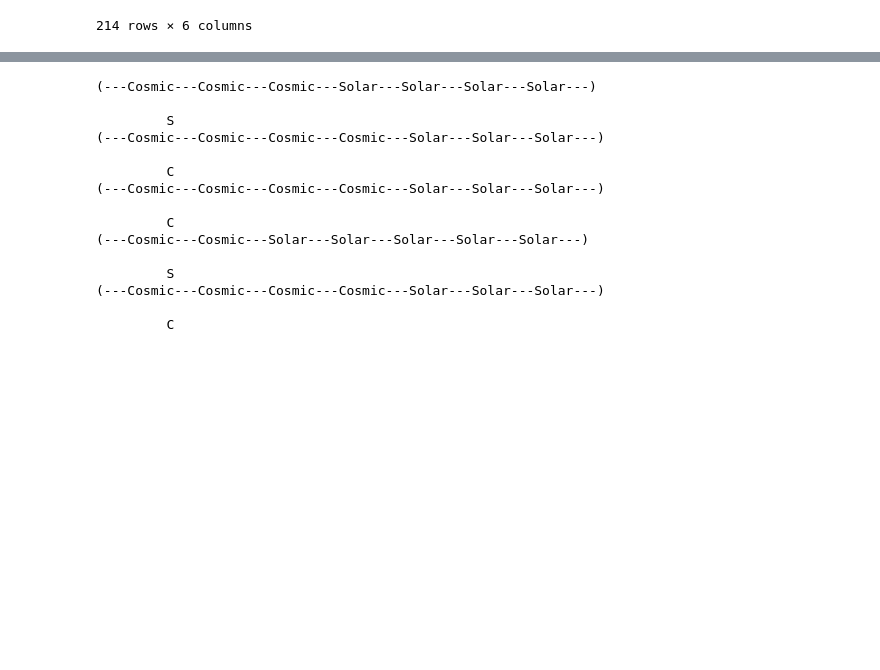
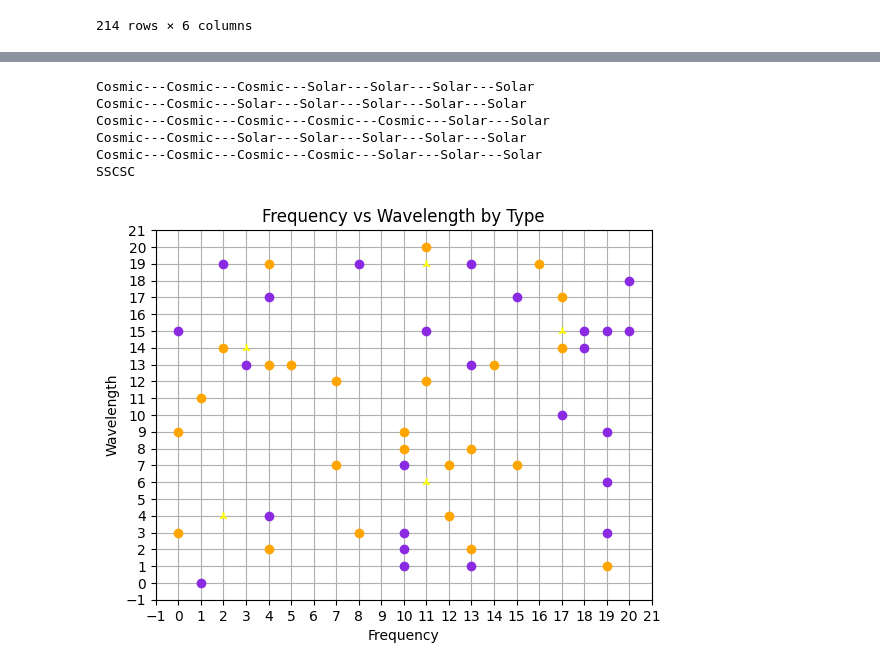
Before and after one commit to JefeThePug/Zorak-Coding-Challenges, a Jupyter notebook: building/06_Graph_Theory_KNN /KNN.ipynb, the cells around one changed output, grey strips where cells are left out. Saved outputs shown, nothing was run; the diff lists cells and outputs as text; code cells hidden in the pictures; blank space fills up the shorter version.

```diff
--- a/building/06_Graph_Theory_KNN /KNN.ipynb
+++ b/building/06_Graph_Theory_KNN /KNN.ipynb
@@ -234,0 +224,10 @@ rad.head()
+# %%
+import pandas as pd
+import matplotlib.pyplot as plt
+import matplotlib.ticker as ticker
+
+with open("data.txt") as f:
+    waves = [tuple(map(int, w.split(",")))for w in f.readline().strip().split()]
+    rad = pd.read_csv(f, names=['frequency', 'wavelength', 'type'])
+print(f"{waves=}")
+rad.head()
@@ -235,34 +242,45 @@ rad.head()
 # %%
-waves = ((1, 2), (5, 3), (3, 9), (6, 8), (6, 3))
-
-wavedata = rad.copy()
-wavedata.columns = [0, 1, "Type"]
-wavedata["Distance"] = float("inf")
+results = []
 
 for n, wave in enumerate(waves):
+    wavedata = rad.copy()
+    wavedata.columns = [0, 1, "Type"]
+    wavedata["Distance"] = float("inf")
+
     target = pd.Series(wave)
     wavedata['Distance'] = ((wavedata.loc[:,0]-target[0])**2 + (wavedata.loc[:,1]-target[1])**2) ** 0.5
 
     k = 7
     wavedata = wavedata.sort_values('Distance', ascending=True)
     knn = list(wavedata.head(k).Type)
-    print("(", *sorted(knn), ")", sep="---")
-    print("\n\t", mode(knn)[0])
+    res = max(knn, key=knn.count)
+    print("---".join(sorted(knn)))
+    results.append(res[0])
+print("".join(results))
 # %% [output]
-(---Cosmic---Cosmic---Cosmic---Solar---Solar---Solar---Solar---)
-
-         S
-(---Cosmic---Cosmic---Cosmic---Cosmic---Solar---Solar---Solar---)
-
-         C
-(---Cosmic---Cosmic---Cosmic---Cosmic---Solar---Solar---Solar---)
-
-         C
-(---Cosmic---Cosmic---Solar---Solar---Solar---Solar---Solar---)
-
-         S
-(---Cosmic---Cosmic---Cosmic---Cosmic---Solar---Solar---Solar---)
-
-         C
+Cosmic---Cosmic---Cosmic---Solar---Solar---Solar---Solar
+Cosmic---Cosmic---Solar---Solar---Solar---Solar---Solar
+Cosmic---Cosmic---Cosmic---Cosmic---Cosmic---Solar---Solar
+Cosmic---Cosmic---Solar---Solar---Solar---Solar---Solar
+Cosmic---Cosmic---Cosmic---Cosmic---Solar---Solar---Solar
+SSCSC
 # %%
-SCCSC
+data = pd.read_csv("radiation.csv")
+
+plt.scatter(data["Frequency"][data["Type"] == "Solar"], data["Wavelength"][data["Type"] == "Solar"], label="Solar", c="orange", zorder=10)
+plt.scatter(data["Frequency"][data["Type"] == "Cosmic"], data["Wavelength"][data["Type"] == "Cosmic"], label="Cosmic", c="blueviolet", zorder=10)
+
+for i, x, wave in zip(range(1,10), results, waves):
+    plt.scatter(wave[0], wave[1], label="Target", c="yellow", marker="2", zorder=10) #"red" if x=="S" else "green"
+    plt.xlabel("Frequency")
+    plt.ylabel("Wavelength")
+    plt.title("Frequency vs Wavelength by Type")
+
+    plt.gca().xaxis.set_major_locator(ticker.MultipleLocator(1))
+    plt.gca().yaxis.set_major_locator(ticker.MultipleLocator(1))
+
+    plt.grid(True, zorder=0)
+    plt.savefig(f'plot{i}.png', transparent=True, bbox_inches='tight')
+plt.show()
+# %% [output]
+[figure, added]
```
Also changed, not shown: parts of 5 cells of this notebook, 31 other files.
